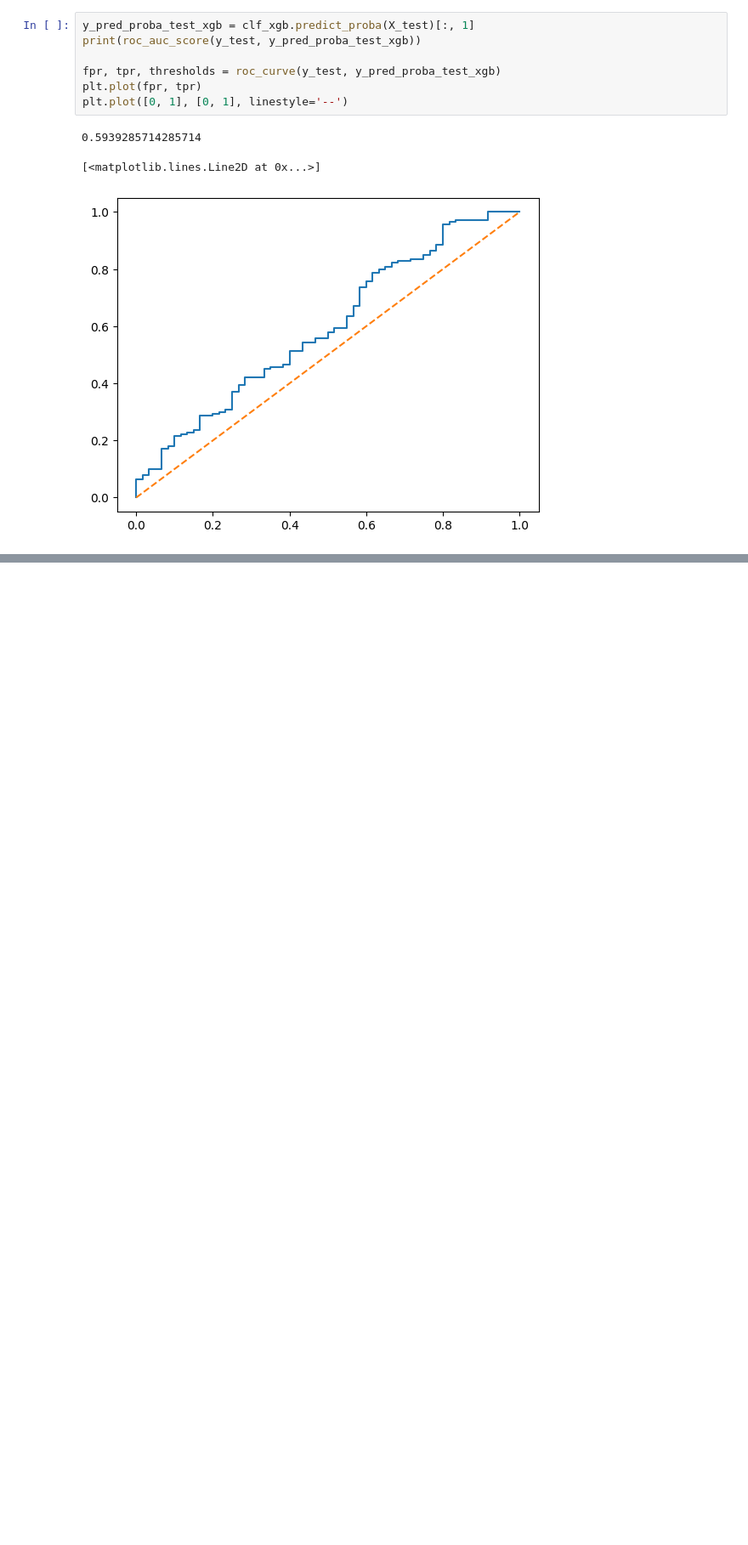
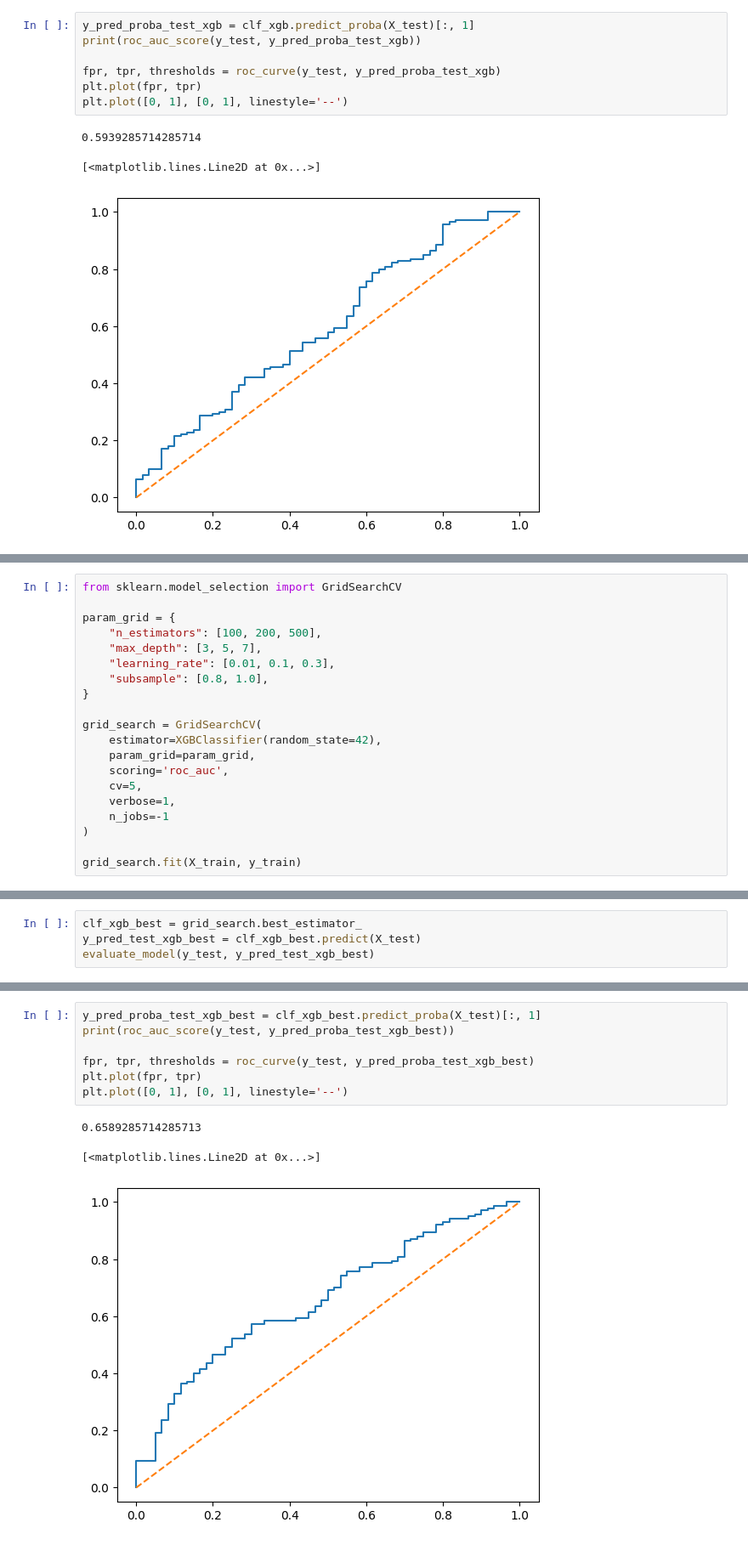
Before and after one commit to lwawrowski/cdv_bigdata, a Jupyter notebook: metody_analizy_przetwarzania_danych/2024_2025/gr2/20250427_klasyfikacja.ipynb, the cells around one changed output, grey strips where cells are left out. Shown at 85% size. Saved outputs shown, nothing was run; the diff lists cells and outputs as text; blank space fills up the shorter version.

```diff
--- a/metody_analizy_przetwarzania_danych/2024_2025/gr2/20250427_klasyfikacja.ipynb
+++ b/metody_analizy_przetwarzania_danych/2024_2025/gr2/20250427_klasyfikacja.ipynb
@@ -334,0 +363,20 @@ plt.plot([0, 1], [0, 1], linestyle='--')
+# %%
+from sklearn.model_selection import GridSearchCV
+
+param_grid = {
+    "n_estimators": [100, 200, 500],
+    "max_depth": [3, 5, 7],
+    "learning_rate": [0.01, 0.1, 0.3],
+    "subsample": [0.8, 1.0],
+}
+
+grid_search = GridSearchCV(
+    estimator=XGBClassifier(random_state=42),
+    param_grid=param_grid,
+    scoring='roc_auc',
+    cv=5,
+    verbose=1,
+    n_jobs=-1
+)
+
+grid_search.fit(X_train, y_train)
@@ -334,0 +411,4 @@ plt.plot([0, 1], [0, 1], linestyle='--')
+# %%
+clf_xgb_best = grid_search.best_estimator_
+y_pred_test_xgb_best = clf_xgb_best.predict(X_test)
+evaluate_model(y_test, y_pred_test_xgb_best)
@@ -334,0 +425,11 @@ plt.plot([0, 1], [0, 1], linestyle='--')
+# %%
+y_pred_proba_test_xgb_best = clf_xgb_best.predict_proba(X_test)[:, 1]
+print(roc_auc_score(y_test, y_pred_proba_test_xgb_best))
+
+fpr, tpr, thresholds = roc_curve(y_test, y_pred_proba_test_xgb_best)
+plt.plot(fpr, tpr)
+plt.plot([0, 1], [0, 1], linestyle='--')
+# %% [output]
+0.6589285714285713
+[<matplotlib.lines.Line2D at 0x...>]
+[figure, added]
```
Also changed, not shown: parts of 16 cells of this notebook.
